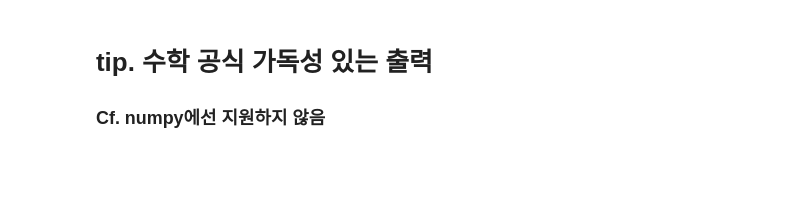
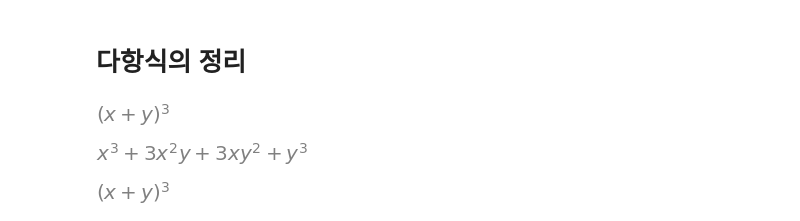
Before and after one commit to XaicuL/Mathematics, a Jupyter notebook: polynomial/Poly_Operations.ipynb, the cells around one changed output. Saved outputs shown, nothing was run; the diff lists cells and outputs as text; code cells hidden in the pictures; blank space fills up the shorter version.

```diff
--- a/polynomial/Poly_Operations.ipynb
+++ b/polynomial/Poly_Operations.ipynb
@@ -330,3 +0,0 @@ q,r
-# %% [markdown]
-# tip. 수학 공식 가독성 있는 출력
-### Cf. numpy에선 지원하지 않음
@@ -366,0 +1,21 @@ display(formula1, formula2, formula3, formula4, formula5)
+# %% [markdown]
+# **다항식의 정리**
+# %%
+import sympy as sp
+sp.init_printing()
+
+
+x, y = sp.symbols('x y')
+expr = (x + y)**3
+re1 = sp.expand(expr)
+re2 = sp.factor(expr)
+#
+# print(f'전개 된 상태 {re1}')
+# print(f'인수분해가 된 상태 : {re2}')
+display(expr)
+display(re1)
+display(re2)
+# %% [output]
+[figure, added]
+[figure, added]
+[figure, added]
```
Also changed, not shown: parts of 39 cells of this notebook, 3 other files.
